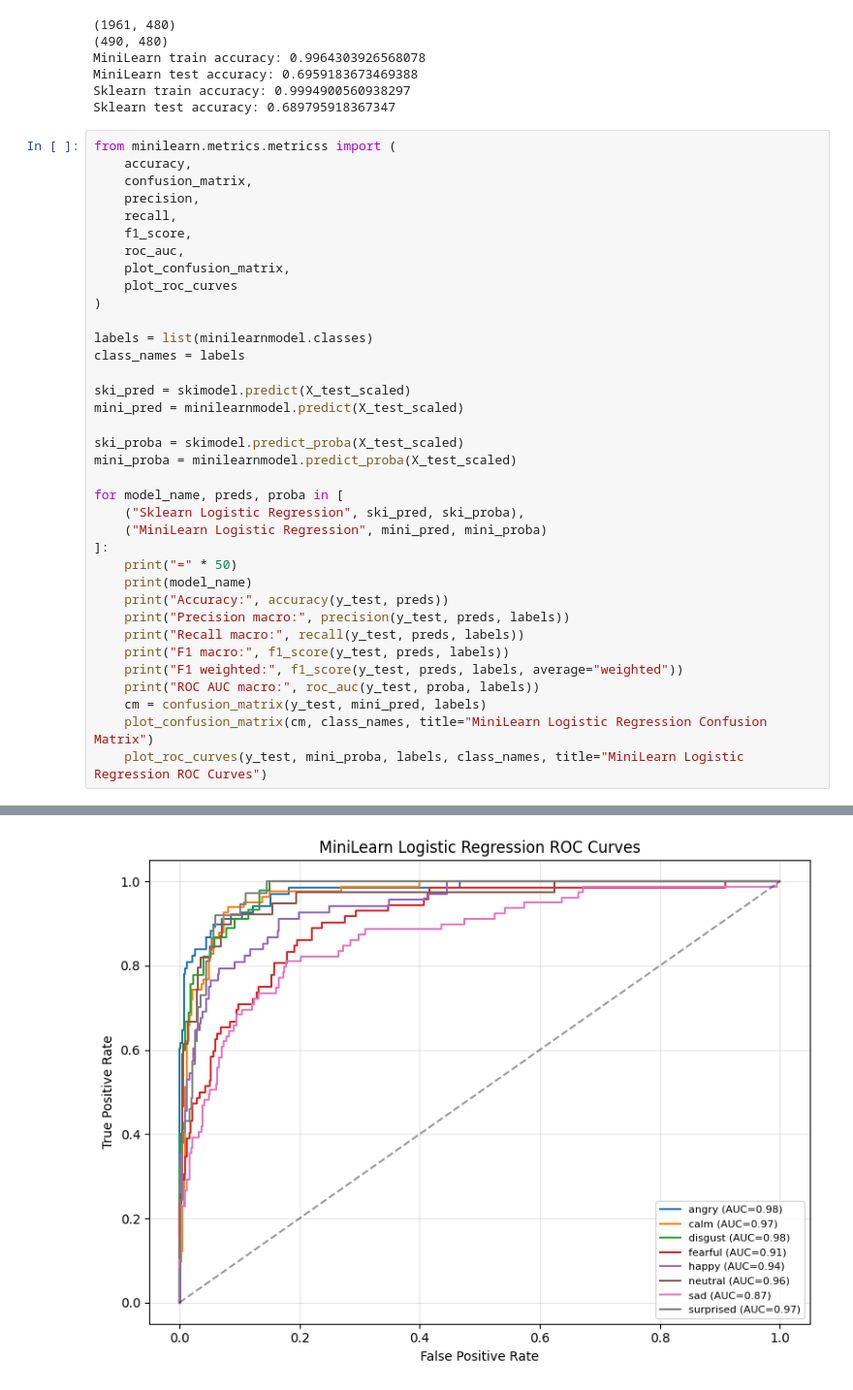
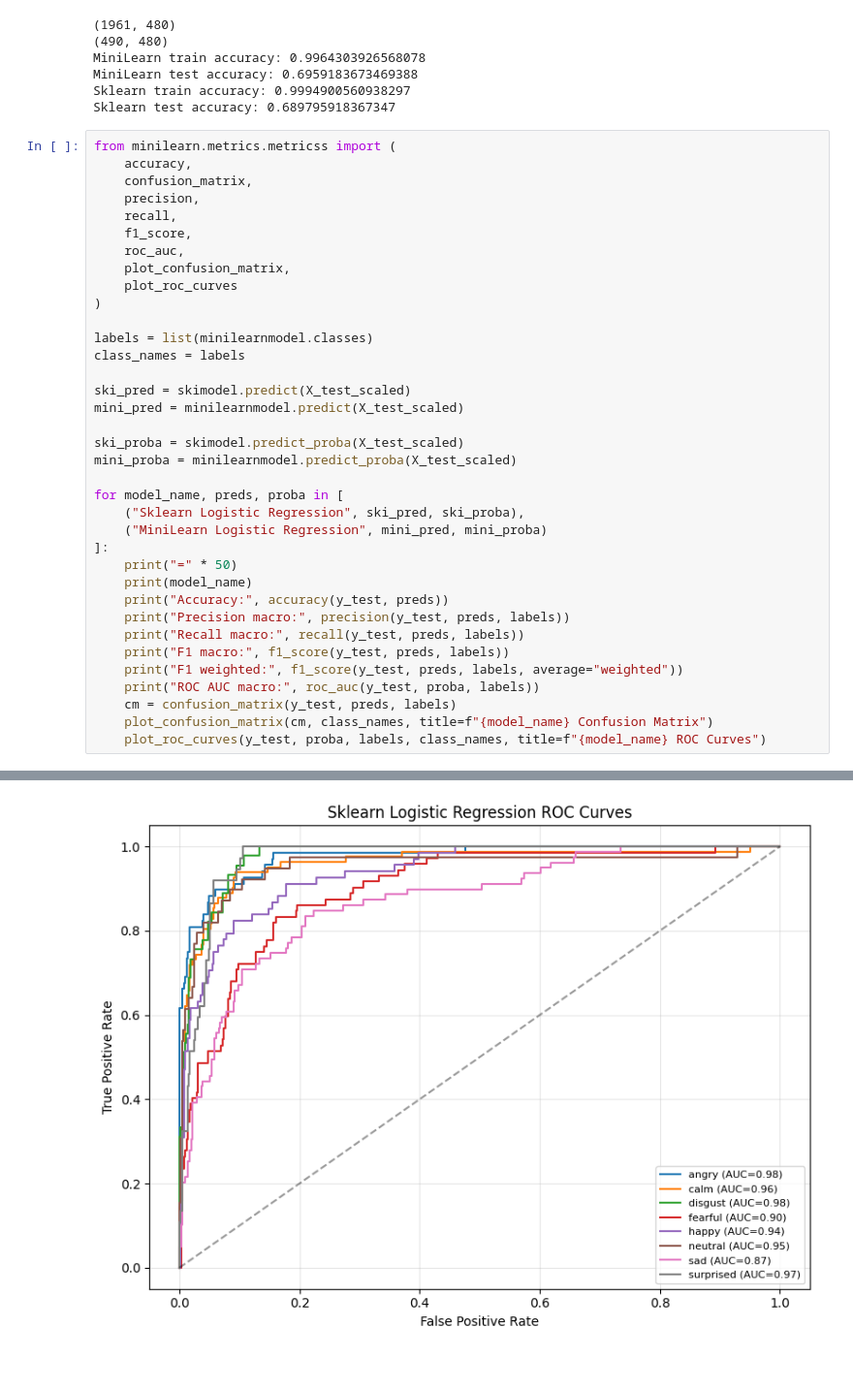
Before and after one commit to BradMartinMiami/SchoolProjectCSE432, a Jupyter notebook: SER_Project/notebooks/Classification.ipynb, the cells around one changed output, grey strips where cells are left out. Shown at 97% size. Drawn from its saved outputs; the diff is of its cells as text.

```diff
--- a/SER_Project/notebooks/Classification.ipynb
+++ b/SER_Project/notebooks/Classification.ipynb
@@ -124,9 +124,9 @@ for model_name, preds, proba in [
     print("F1 macro:", f1_score(y_test, preds, labels))
     print("F1 weighted:", f1_score(y_test, preds, labels, average="weighted"))
     print("ROC AUC macro:", roc_auc(y_test, proba, labels))
-    cm = confusion_matrix(y_test, mini_pred, labels)
-    plot_confusion_matrix(cm, class_names, title="MiniLearn Logistic Regression Confusion Matrix")
-    plot_roc_curves(y_test, mini_proba, labels, class_names, title="MiniLearn Logistic Regression ROC Curves")
+    cm = confusion_matrix(y_test, preds, labels)
+    plot_confusion_matrix(cm, class_names, title=f"{model_name} Confusion Matrix")
+    plot_roc_curves(y_test, proba, labels, class_names, title=f"{model_name} ROC Curves")
 # %% [output]
 ==================================================
 Sklearn Logistic Regression
@@ -140,4 +140,4 @@ ROC AUC macro: 0.9428914512675897
-[figure, old version]
+[figure, new version]
 ==================================================
 MiniLearn Logistic Regression
 Accuracy: 0.6959183673469388
```
Also changed, not shown: parts of 1 cell of this notebook, 3 other files.
